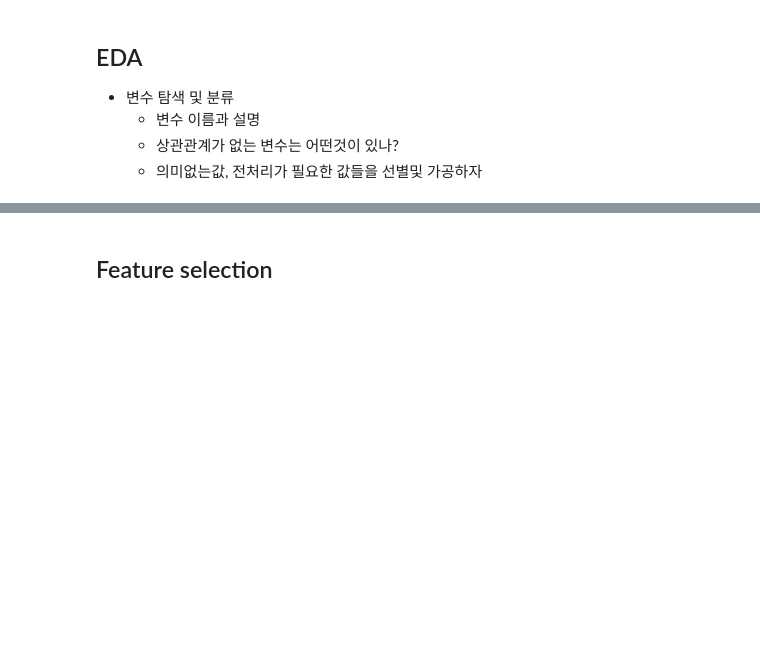
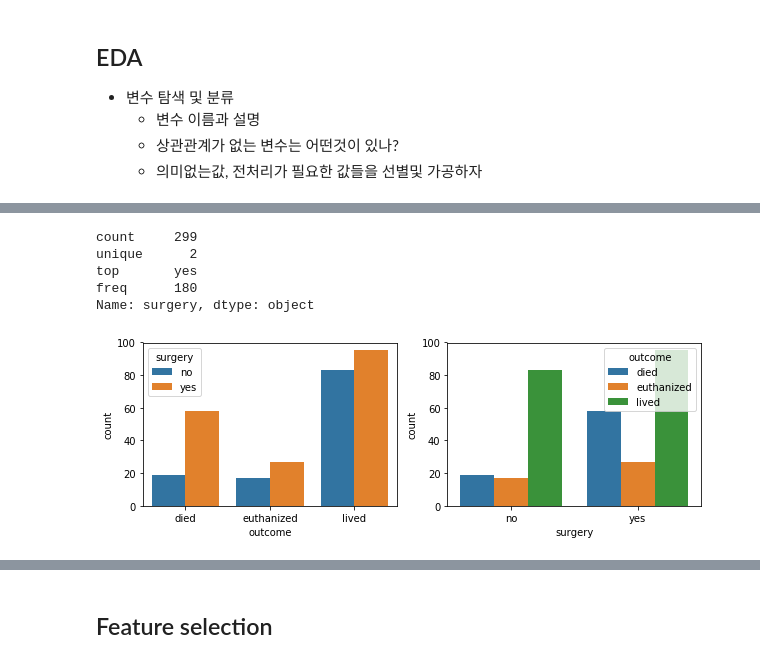
Before and after one commit to sooooner/horse_colic, a Jupyter notebook: horse-colic.ipynb, the cells around one changed output, grey strips where cells are left out. Saved outputs shown, nothing was run; the diff lists cells and outputs as text; code cells hidden in the pictures; blank space fills up the shorter version.

```diff
--- a/horse-colic.ipynb
+++ b/horse-colic.ipynb
@@ -22,6 +30,7 @@ import pandas as pd
   + 의미없는값, 전처리가 필요한 값들을 선별및 가공하자
 # %%
 df = pd.read_csv('./horse.csv')
+df['outcome'] = df.pop('outcome')
 # %%
 df.tail()
 # %% [output]
@@ -258,0 +59,15 @@ df.tail()
+# %%
+print(df['surgery'].describe())
+plt.figure(figsize=(10,3))
+plt.subplot(1,2,1)
+sns.countplot('outcome', hue='surgery', data=df)
+plt.subplot(1,2,2)
+sns.countplot('surgery', hue='outcome', data=df)
+plt.show()
+# %% [output]
+count     299
+unique      2
+top       yes
+freq      180
+Name: surgery, dtype: object
+[figure, added]
```
Also changed, not shown: parts of 75 cells of this notebook.
